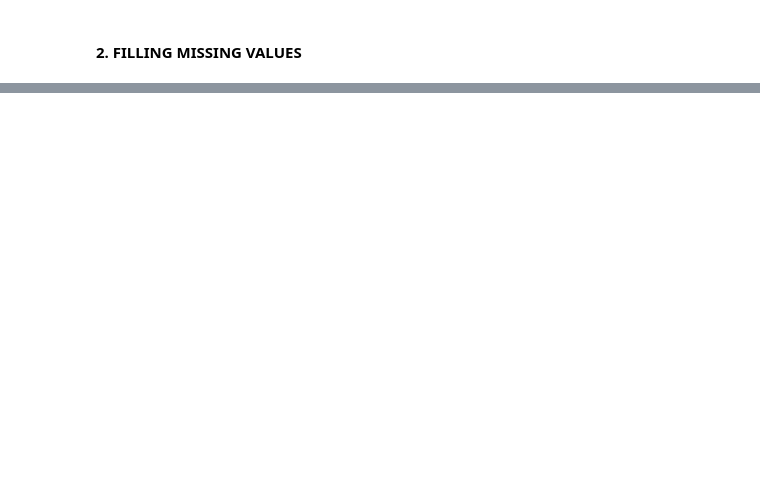
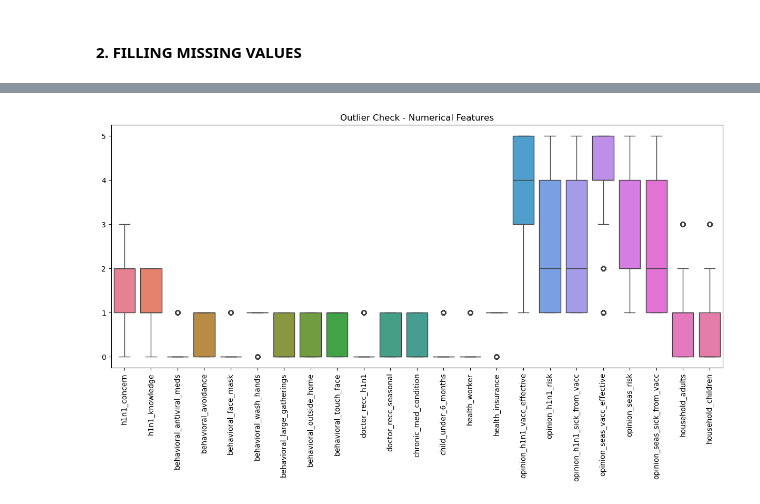
Before and after one commit to angelawachira-eng/H1N1_and_Seasonal_Flu_Vaccines---ML_Project, a Jupyter notebook: Vaccines_prediction.ipynb, the cells around one changed output, grey strips where cells are left out. Saved outputs shown, nothing was run; the diff lists cells and outputs as text; code cells hidden in the pictures; blank space fills up the shorter version.

Commit message:
Concating Numerical and Encoded Data

```diff
--- a/Vaccines_prediction.ipynb
+++ b/Vaccines_prediction.ipynb
@@ -587,2 +567,6 @@ new_X_test
+# %%
+#Dropping respondent_id column
+new_X_train = new_X_train.drop(columns=['respondent_id'])
+new_X_test = new_X_test.drop(columns=['respondent_id'])
 # %% [markdown]
 #### 2. FILLING MISSING VALUES
@@ -589,5 +575,5 @@ new_X_test
 # %%
-#Filling Numerical Columns for X_train
-numerical_columns = X_train.select_dtypes(exclude=['object']).columns
+#Filling Missing values for X_train
+numerical_columns = new_X_train.select_dtypes(exclude=['object']).columns
 numerical_columns
 # %% [output]
@@ -709,0 +653,8 @@ dtype: int64
+# %%
+plt.figure(figsize=(15,6))
+sns.boxplot(data=new_X_train[numerical_columns])
+plt.xticks(rotation=90)
+plt.title("Outlier Check - Numerical Features")
+plt.show()
+# %% [output]
+[figure, added]
```
Also changed, not shown: parts of 58 cells of this notebook.
